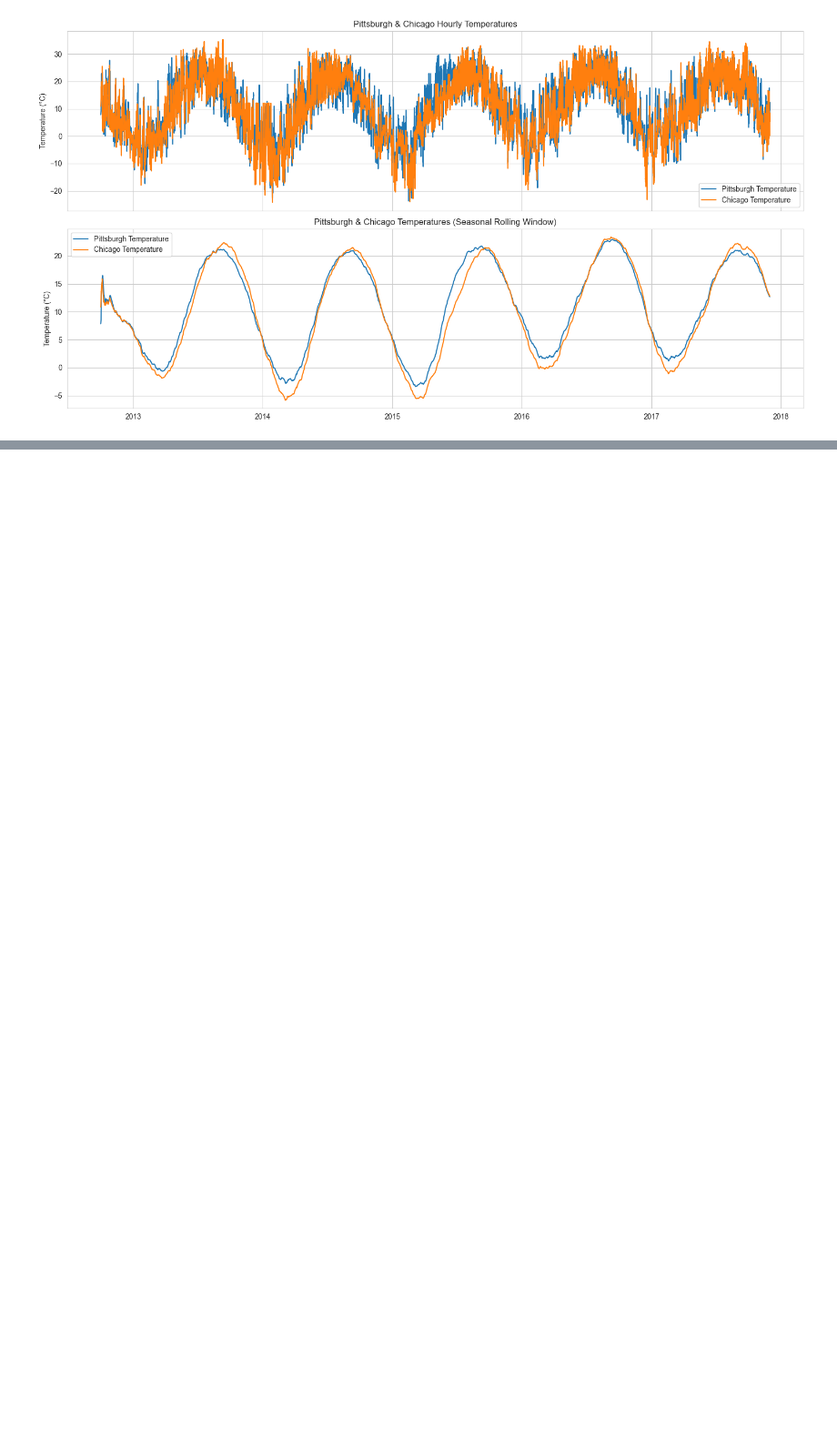
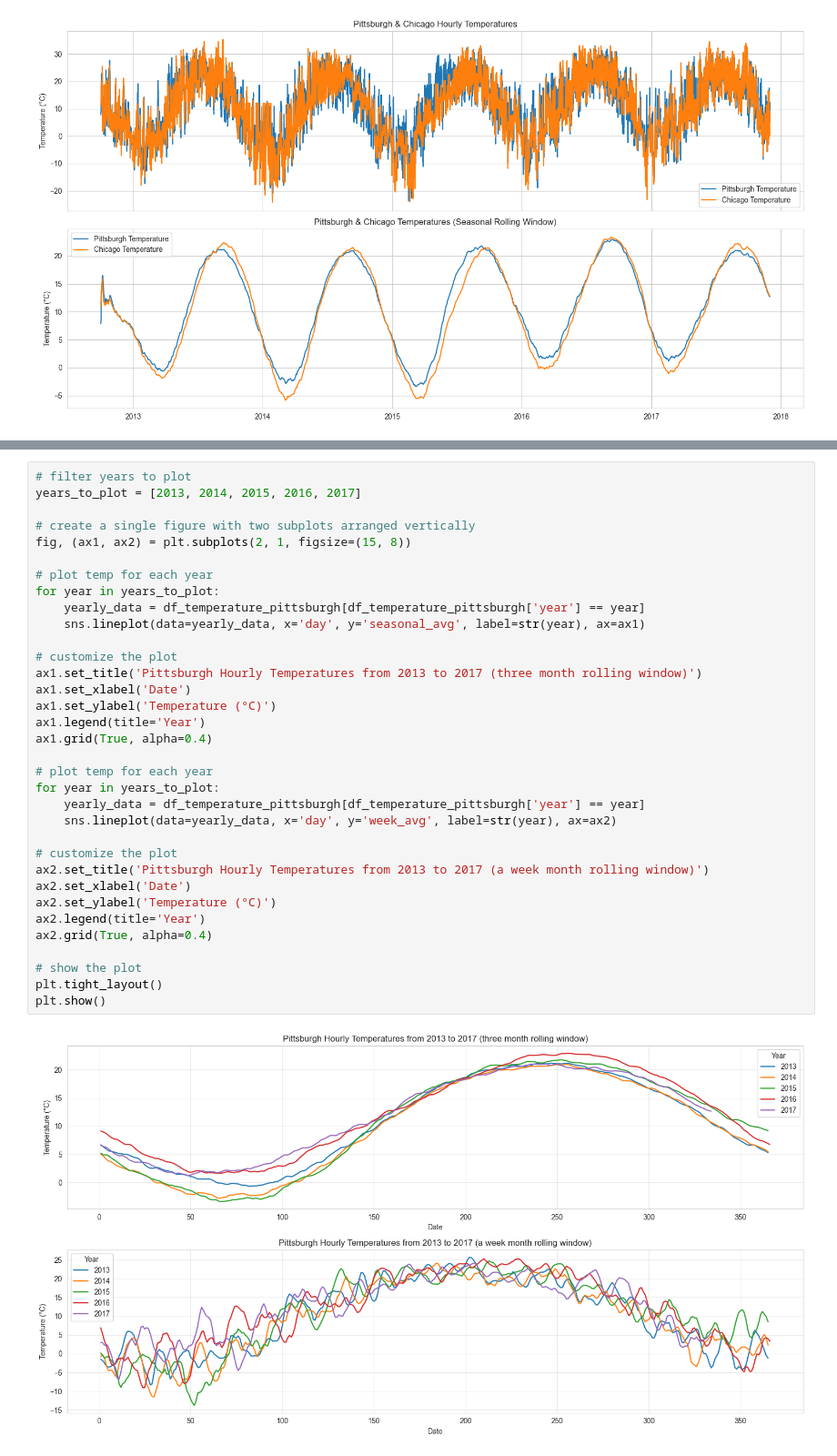
Before and after one commit to Somerillo/DI-Final_Project, a Jupyter notebook: time_series.ipynb, the cells around one changed output, grey strips where cells are left out. Shown: that part at 91% size. Drawn from its saved outputs; the diff is of its cells as text; blank space fills up the shorter version.

Commit message:
EDA | one week window anomalies

```diff
--- a/time_series.ipynb
+++ b/time_series.ipynb
@@ -699,0 +700,36 @@ Additionally, in this plot we can capture general trends and say for example the
+# %%
+# filter years to plot
+years_to_plot = [2013, 2014, 2015, 2016, 2017]
+
+# create a single figure with two subplots arranged vertically
+fig, (ax1, ax2) = plt.subplots(2, 1, figsize=(15, 8))
+
+# plot temp for each year
+for year in years_to_plot:
+    yearly_data = df_temperature_pittsburgh[df_temperature_pittsburgh['year'] == year]
+    sns.lineplot(data=yearly_data, x='day', y='seasonal_avg', label=str(year), ax=ax1)
+
+# customize the plot
+ax1.set_title('Pittsburgh Hourly Temperatures from 2013 to 2017 (three month rolling window)')
+ax1.set_xlabel('Date')
+ax1.set_ylabel('Temperature (°C)')
+ax1.legend(title='Year')
+ax1.grid(True, alpha=0.4)
+
+# plot temp for each year
+for year in years_to_plot:
+    yearly_data = df_temperature_pittsburgh[df_temperature_pittsburgh['year'] == year]
+    sns.lineplot(data=yearly_data, x='day', y='week_avg', label=str(year), ax=ax2)
+
+# customize the plot
+ax2.set_title('Pittsburgh Hourly Temperatures from 2013 to 2017 (a week month rolling window)')
+ax2.set_xlabel('Date')
+ax2.set_ylabel('Temperature (°C)')
+ax2.legend(title='Year')
+ax2.grid(True, alpha=0.4)
+
+# show the plot
+plt.tight_layout()
+plt.show()
+# %% [output]
+[figure, added]
```
Also changed, not shown: parts of 3 cells of this notebook.
